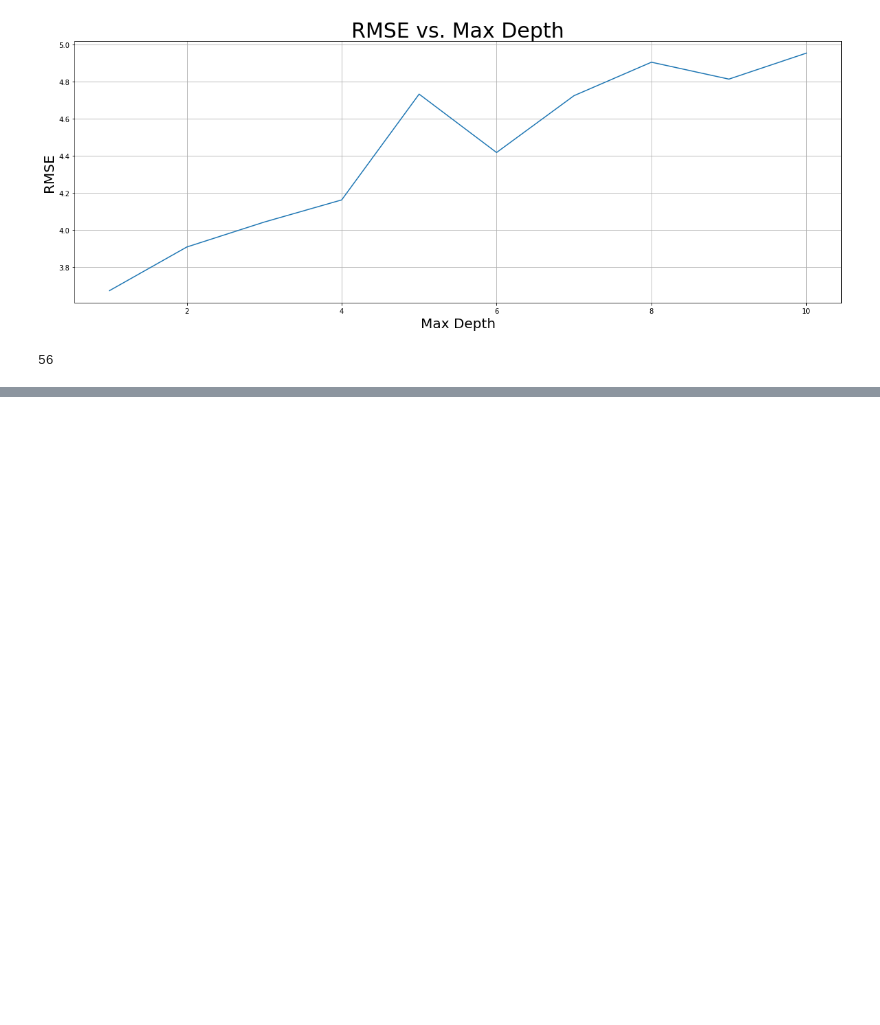
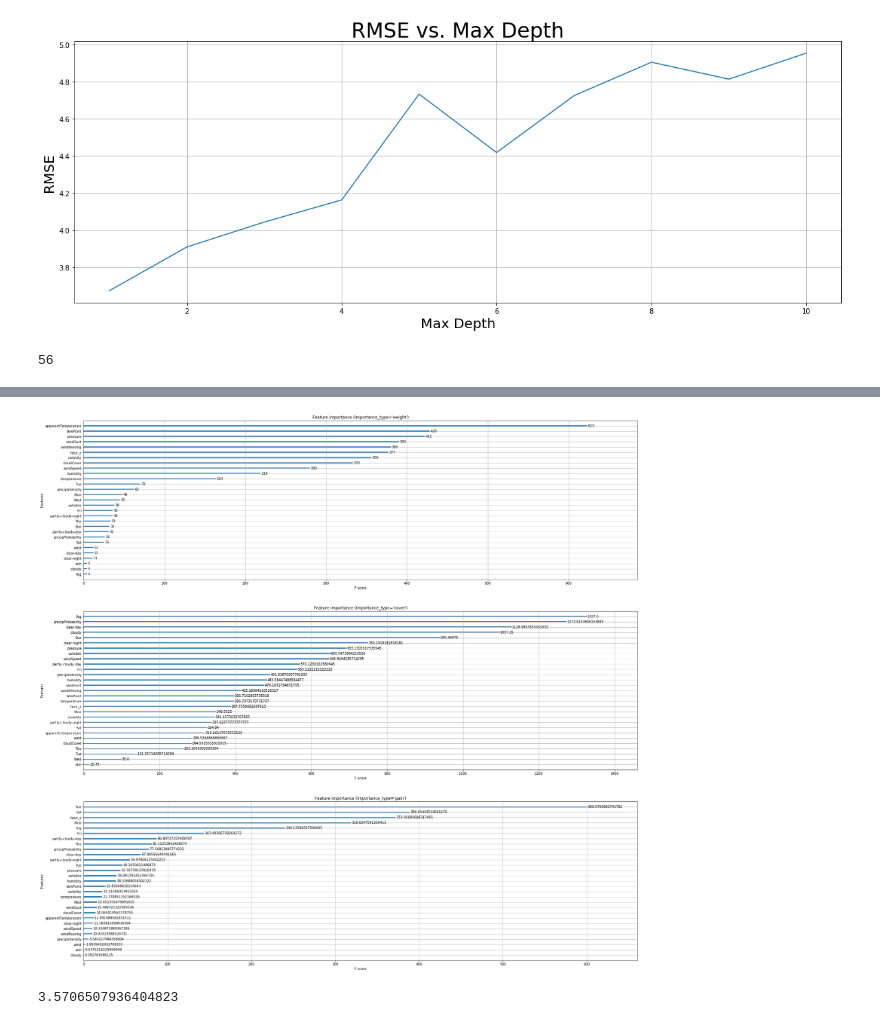
Before and after one commit to seprojectgroup19/main, a Jupyter notebook: XGBoost Testing.ipynb, the cells around one changed output, grey strips where cells are left out. Drawn from its saved outputs; the diff is of its cells as text; code cells hidden in the pictures; blank space fills up the shorter version.

```diff
--- a/XGBoost Testing.ipynb
+++ b/XGBoost Testing.ipynb
@@ -539,0 +614,20 @@ print(scores.index(min(scores[:100])))
+# %%
+def make_model(max_depth, eta, subsample, num_round):
+    param = {'tree_method':'gpu_hist',
+         'max_depth':max_depth,
+         'eta':eta,
+         'subsample':subsample}
+    model = xgb.train(param, dtrain, num_round, evals=[(dtest, 'Test')], verbose_eval=0, early_stopping_rounds=50)
+    return model
+
+
+# max_depth = 3
+# eta = 0.3
+# subsample = 0.5
+# num_round = 10000
+# %%
+testing_model = make_model(7, 0.3, 1, 1000)
+# %%
+plot_feature_importance(testing_model)
+# %% [output]
+[figure, added]
@@ -539,0 +644,5 @@ print(scores.index(min(scores[:100])))
+# %%
+test_errors_sq = [i**2 for i in test_errors]
+np.sqrt(np.mean(test_errors_sq))
+# %% [output]
+3.5706507936404823
```
Also changed, not shown: parts of 14 cells of this notebook.
